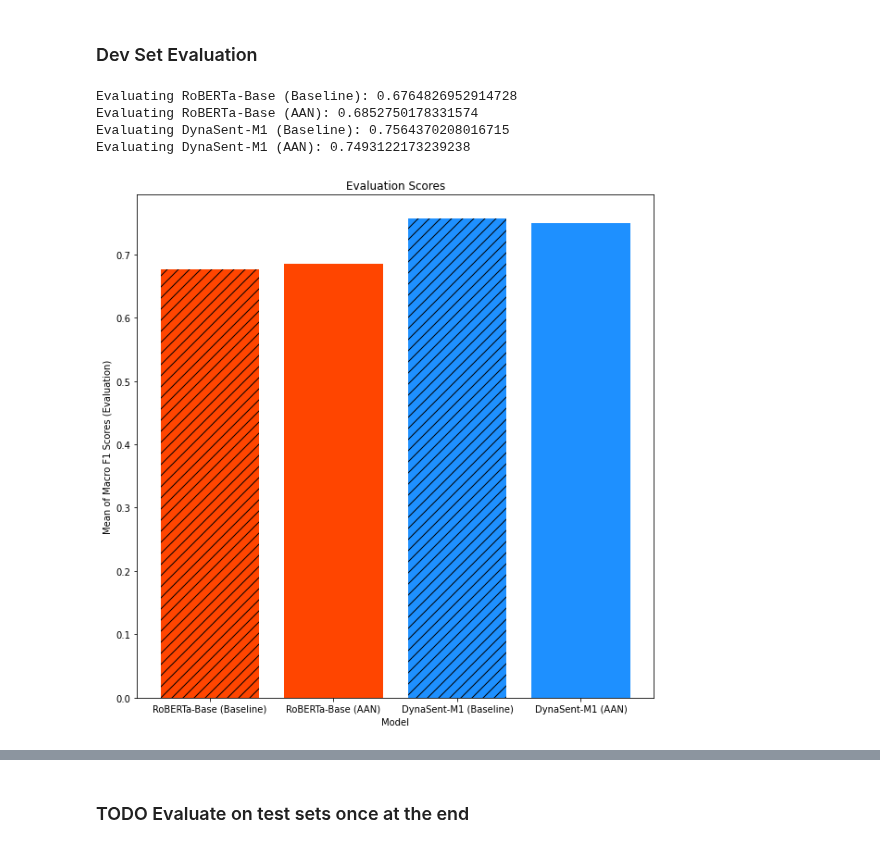
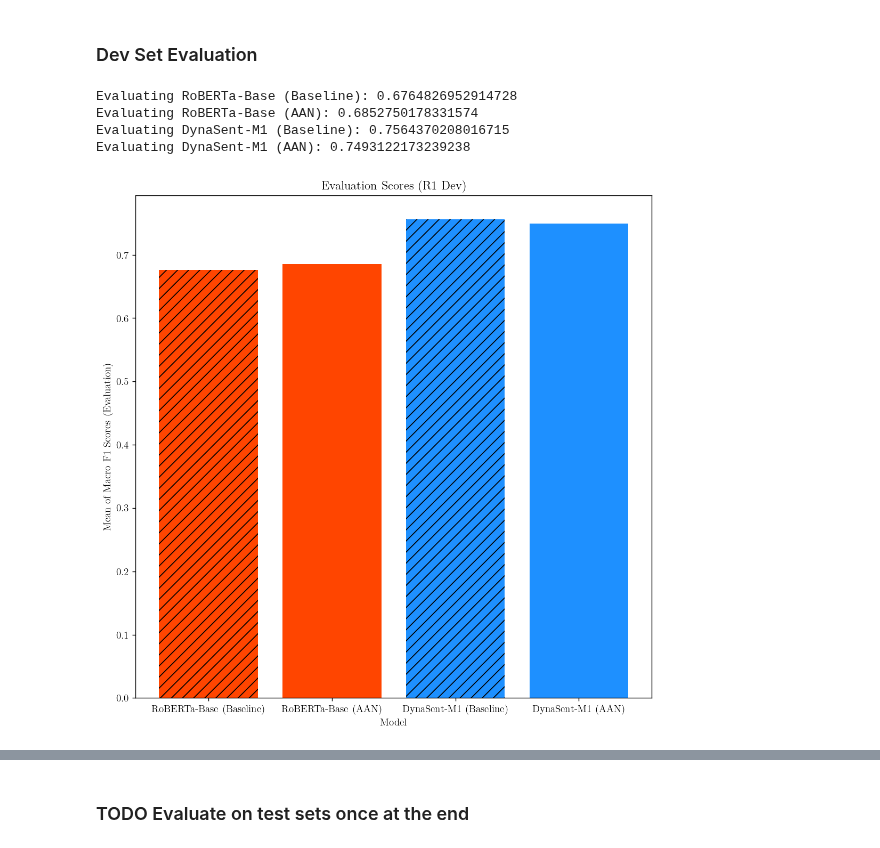
Before and after one commit to mukobi/Unsupervised-Concept-Based-Explanations-For-Sentiment-Analysis, a Jupyter notebook: evaluate_trained_models.ipynb, the cells around one changed output, grey strips where cells are left out. Saved outputs shown, nothing was run; the diff lists cells and outputs as text; code cells hidden in the pictures.

Commit message:
Make plots look prettier

```diff
--- a/evaluate_trained_models.ipynb
+++ b/evaluate_trained_models.ipynb
@@ -15,13 +18,19 @@ import lib.utils as utils
 # %%
-# Configuration
-
 transformers.utils.logging.set_verbosity_error()
 utils.fix_random_seeds()
 
 cpu_device = 'cpu'
 gpu_device = 'cuda' if torch.cuda.is_available() else 'cpu'
 
-plt.rcParams["figure.figsize"] = 10, 10
+params = {'text.usetex': True,
+          'text.latex.preamble': r"\usepackage{lmodern}",
+          'font.size': 11,
+          'font.family': 'lmodern',
+          'figure.figsize': (10,10),
+          'figure.dpi': 125,
+          'savefig.dpi': 1000,
+          }
+plt.rcParams.update(params)
 # %% [markdown]
 ### Load Datasets
 # %%
@@ -105,11 +115,11 @@ plt.show()
 # %% [markdown]
 ### Dev Set Evaluation
 # %%
-def evaluate_dataset(assess_df, score_func=utils.safe_macro_f1):
+def evaluate_dataset(assess_df, title, score_func=utils.safe_macro_f1):
     # Build the dataset for assessment
     assess = sst.build_dataset(
         assess_df,
-        phi,
+        experiments[0]['phi'],
         vectorize=False)
 
     # Run the model and assess the predictions
@@ -132,17 +142,17 @@ def evaluate_dataset(assess_df, score_func=utils.safe_macro_f1):
         plt.bar(str(experiment['model']), score, color=experiment['graph_color'], hatch=experiment['graph_hatch'])
     plt.ylabel('Mean of Macro F1 Scores (Evaluation)')
     plt.xlabel('Model')
-    plt.title('Evaluation Scores')
+    plt.title(title)
 
-    # Graph the results
+    plt.savefig(os.path.join('plots', f'{title}.png'))
 # %%
 # Dynasent Round 1 Dev
-evaluate_dataset(dyna_r1_dev)
+evaluate_dataset(dyna_r1_dev, 'Evaluation Scores (R1 Dev)')
 # %% [output]
 Evaluating RoBERTa-Base (Baseline): 0.6764826952914728
 Evaluating RoBERTa-Base (AAN): 0.6852750178331574
 Evaluating DynaSent-M1 (Baseline): 0.7564370208016715
 Evaluating DynaSent-M1 (AAN): 0.7493122173239238
-[figure, old version]
+[figure, new version]
 # %%
 # Dynasent Round 2 Dev
```
Also changed, not shown: parts of 4 cells of this notebook, 3 other files.
